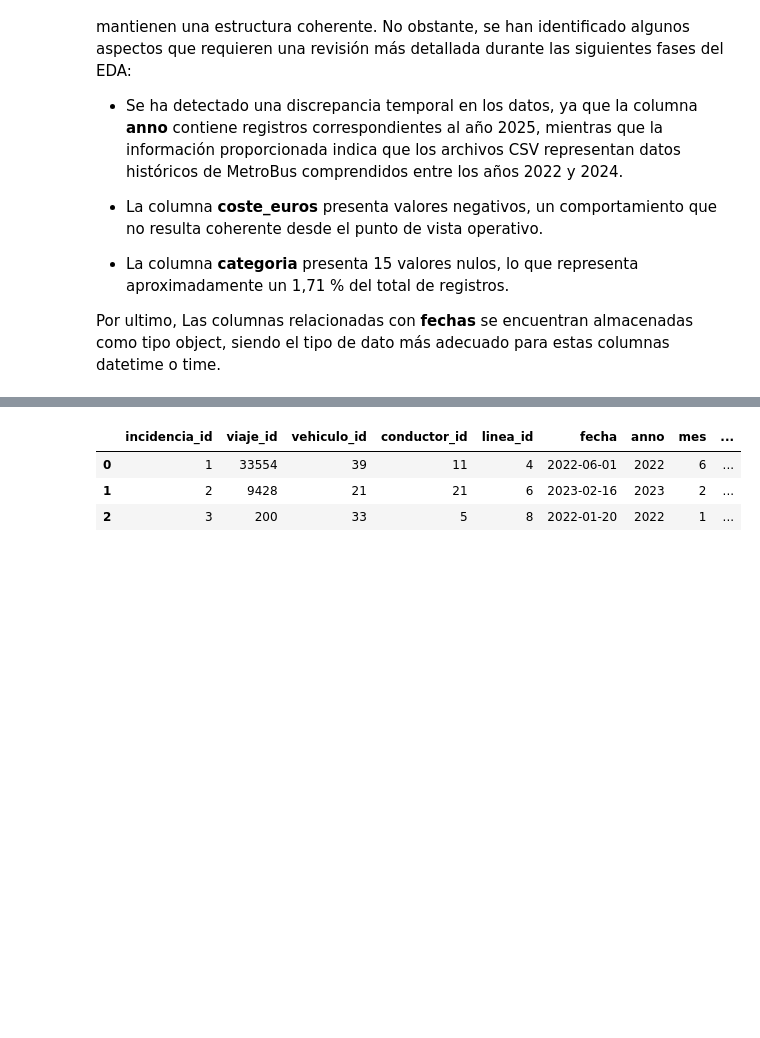
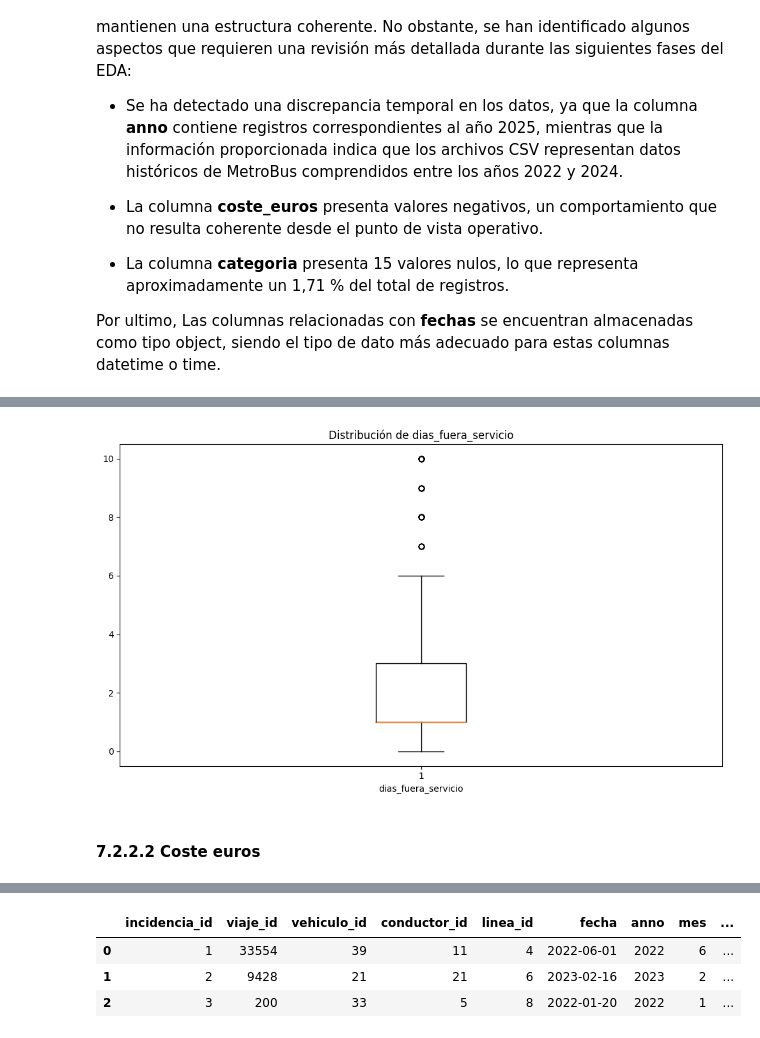
Before and after one commit to Arevaliis/metrobus-data-analytics, a Jupyter notebook: notebooks/01_eda.ipynb, the cells around one changed output, grey strips where cells are left out. Saved outputs shown, nothing was run; the diff lists cells and outputs as text; code cells hidden in the pictures; blank space fills up the shorter version.

```diff
--- a/notebooks/01_eda.ipynb
+++ b/notebooks/01_eda.ipynb
@@ -589,0 +620,6 @@ Por ultimo, Las columnas relacionadas con **fechas** se encuentran almacenadas c
+# %%
+crear_boxplot(df_mantenimientos, "dias_fuera_servicio")
+# %% [output]
+[figure, added]
+# %% [markdown]
+#### **7.2.2.2 Coste euros**
```
Also changed, not shown: parts of 70 cells of this notebook.
